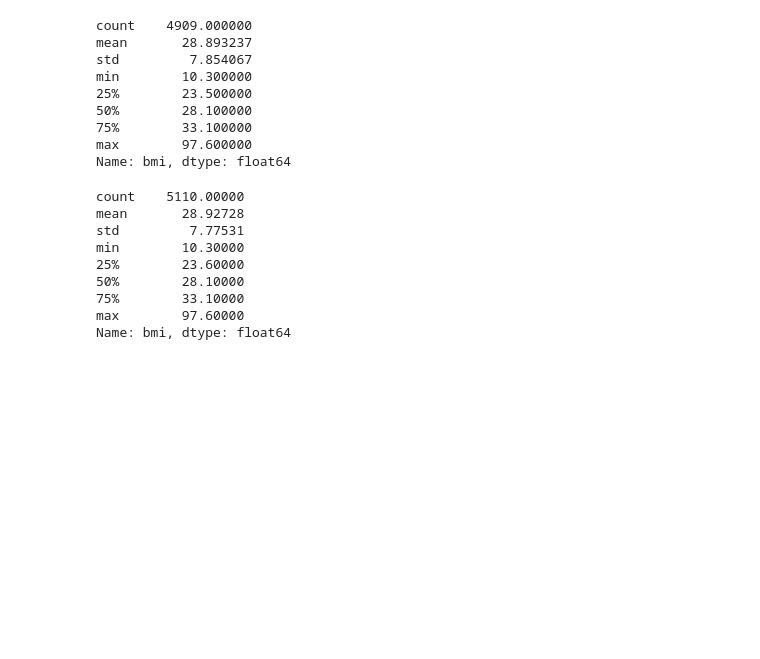
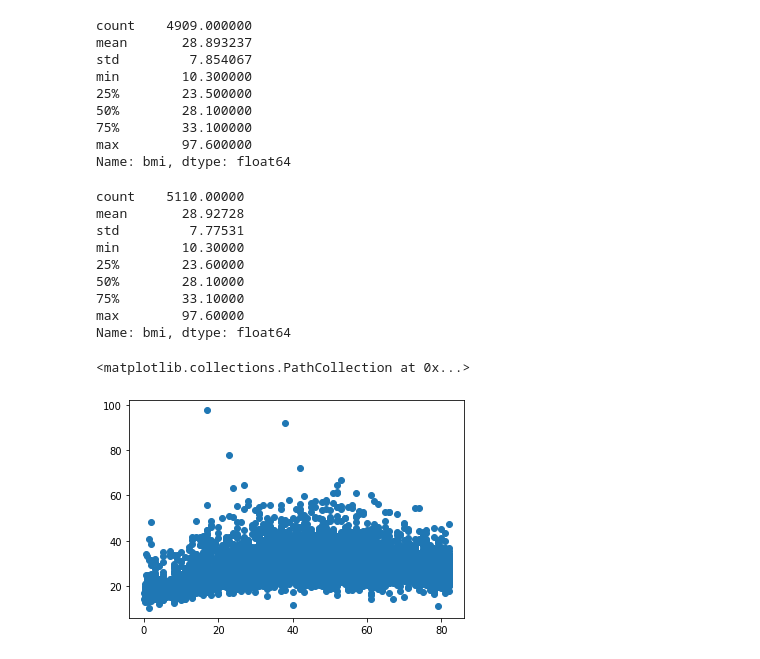
Before and after one commit to raul-miranda/DS-201-Project-1, a Jupyter notebook: D201_Project_2.ipynb, the cells around one changed output. Saved outputs shown, nothing was run; the diff lists cells and outputs as text; code cells hidden in the pictures; blank space fills up the shorter version.

```diff
--- a/D201_Project_2.ipynb
+++ b/D201_Project_2.ipynb
@@ -119,3 +119,8 @@ min        10.30000
 75%        33.10000
 max        97.60000
 Name: bmi, dtype: float64
+# %%
+plt.scatter(health_int['age'], health_int['bmi'])
+# %% [output]
+<matplotlib.collections.PathCollection at 0x...>
+[figure, added]
```
Also changed, not shown: parts of 4 cells of this notebook.
